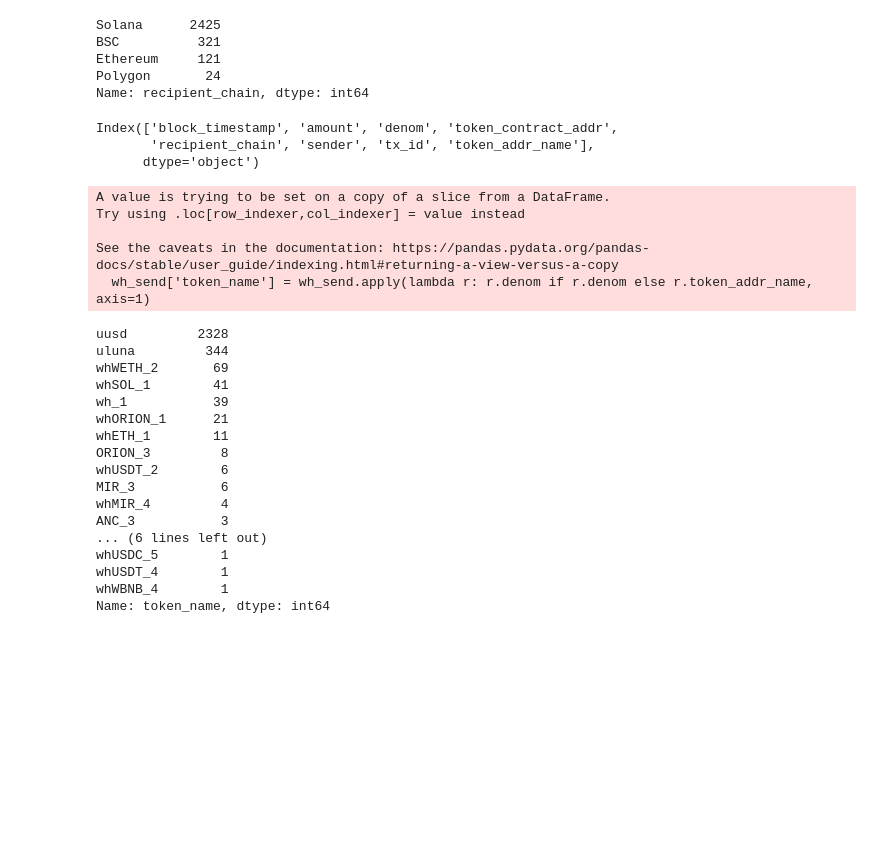
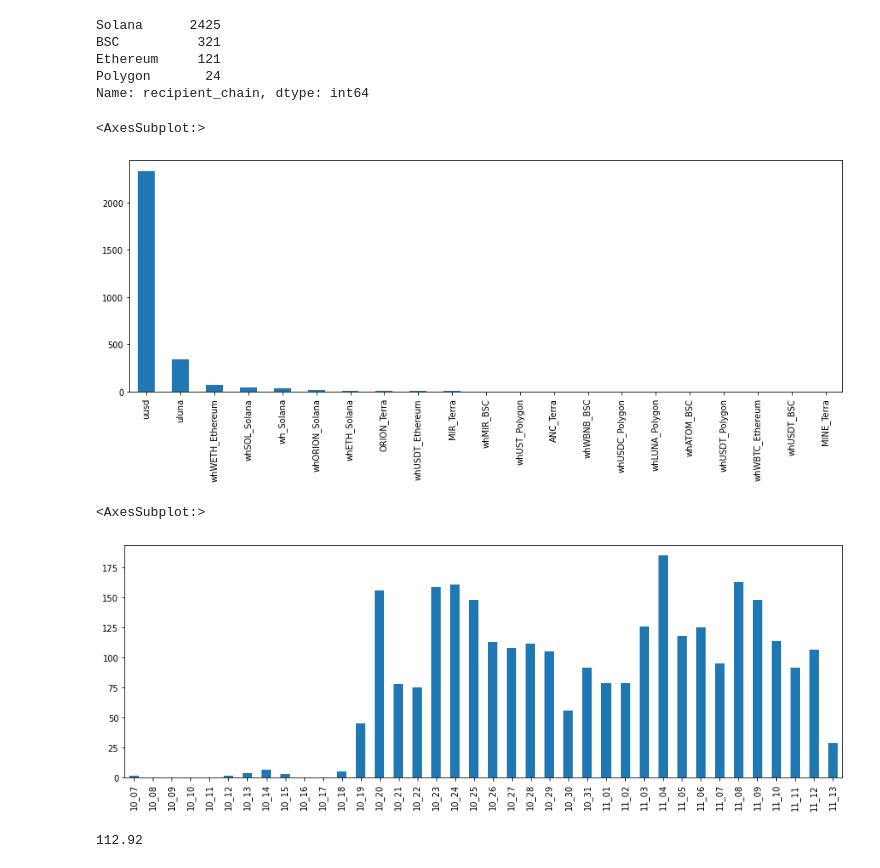
Before and after one commit to IncioMan/on-chain-data-analysis, a Jupyter notebook: wormhole/Terra - Wormhole - Terra Bridge.ipynb, the cells around one changed output. Drawn from its saved outputs; the diff is of its cells as text; code cells hidden in the pictures; blank space fills up the shorter version.

```diff
--- a/wormhole/Terra - Wormhole - Terra Bridge.ipynb
+++ b/wormhole/Terra - Wormhole - Terra Bridge.ipynb
@@ -116,9 +123,10 @@ wh_send.columns = ['block_timestamp',
        'token_contract_addr',
        'recipient_chain',
        'sender', 'tx_id']
+wh_send.block_timestamp = pd.to_datetime(wh_send.block_timestamp)
 wh_send.token_contract_addr=wh_send.token_contract_addr.apply(lambda x: x.replace("\"","") if x else '')
 wh_send.denom=wh_send.denom.apply(lambda x: x.replace("\"","") if x else '')
-wh_send.amount=wh_send.amount.apply(lambda x: x.replace("\"","") if x else '')
+wh_send.amount=wh_send.amount.apply(lambda x: x.replace("\"","") if x else '').astype('int64')
 wh_send.sender=wh_send.sender.apply(lambda x: x.replace("\"","") if x else '')
 wh_send['token_addr_name'] = wh_send.token_contract_addr.apply(lambda x:
-                                            f"{tokens[x]['symbol']}_{tokens[x]['asset_chain']}" if x in tokens else '')
+                                            f"{tokens[x]['symbol']}_{chain_ids[tokens[x]['asset_chain']-1]}" if x in tokens else '')
@@ -130,0 +133,2 @@ See the caveats in the documentation: https://pandas.pydata.org/pandas-docs/stab
+# %%
+wh_send['month_day'] = wh_send.block_timestamp.apply(lambda b: f"{b.month}_{'{:02}'.format(b.day)}")
@@ -159,37 +163,26 @@ BSC          321
 Ethereum     121
 Polygon       24
 Name: recipient_chain, dtype: int64
-# %%
-wh_send.columns
-# %% [output]
-Index(['block_timestamp', 'amount', 'denom', 'token_contract_addr',
-       'recipient_chain', 'sender', 'tx_id', 'token_addr_name'],
-      dtype='object')
 # %%
 wh_send['token_name'] = wh_send.apply(lambda r: r.denom if r.denom else r.token_addr_name, axis=1)
-# %% [output]
-A value is trying to be set on a copy of a slice from a DataFrame.
-Try using .loc[row_indexer,col_indexer] = value instead
-
-See the caveats in the documentation: https://pandas.pydata.org/pandas-docs/stable/user_guide/indexing.html#returning-a-view-versus-a-copy
-  wh_send['token_name'] = wh_send.apply(lambda r: r.denom if r.denom else r.token_addr_name, axis=1)
 # %%
-wh_send.token_name.value_counts()
+wh_send.token_name.value_counts().plot(kind='bar')
 # %% [output]
-uusd         2328
-uluna         344
-whWETH_2       69
-whSOL_1        41
-wh_1           39
-whORION_1      21
-whETH_1        11
-ORION_3         8
-whUSDT_2        6
-MIR_3           6
-whMIR_4         4
-ANC_3           3
-... (6 lines left out)
-whUSDC_5        1
-whUSDT_4        1
-whWBNB_4        1
-Name: token_name, dtype: int64
+<AxesSubplot:>
+[figure, added]
+# %%
+daily_txs = wh_send.month_day.value_counts()
+daily_txs['10_08'] = 0
+daily_txs['10_09'] = 0
+daily_txs['10_10'] = 0
+daily_txs['10_11'] = 0
+daily_txs['10_16'] = 0
+daily_txs['10_17'] = 0
+daily_txs.sort_index().plot(kind='bar')
+# %% [output]
+<AxesSubplot:>
+[figure, added]
+# %%
+daily_txs[daily_txs.index > '10_19'].mean()
+# %% [output]
+112.92
```
Also changed, not shown: parts of 10 cells of this notebook.
